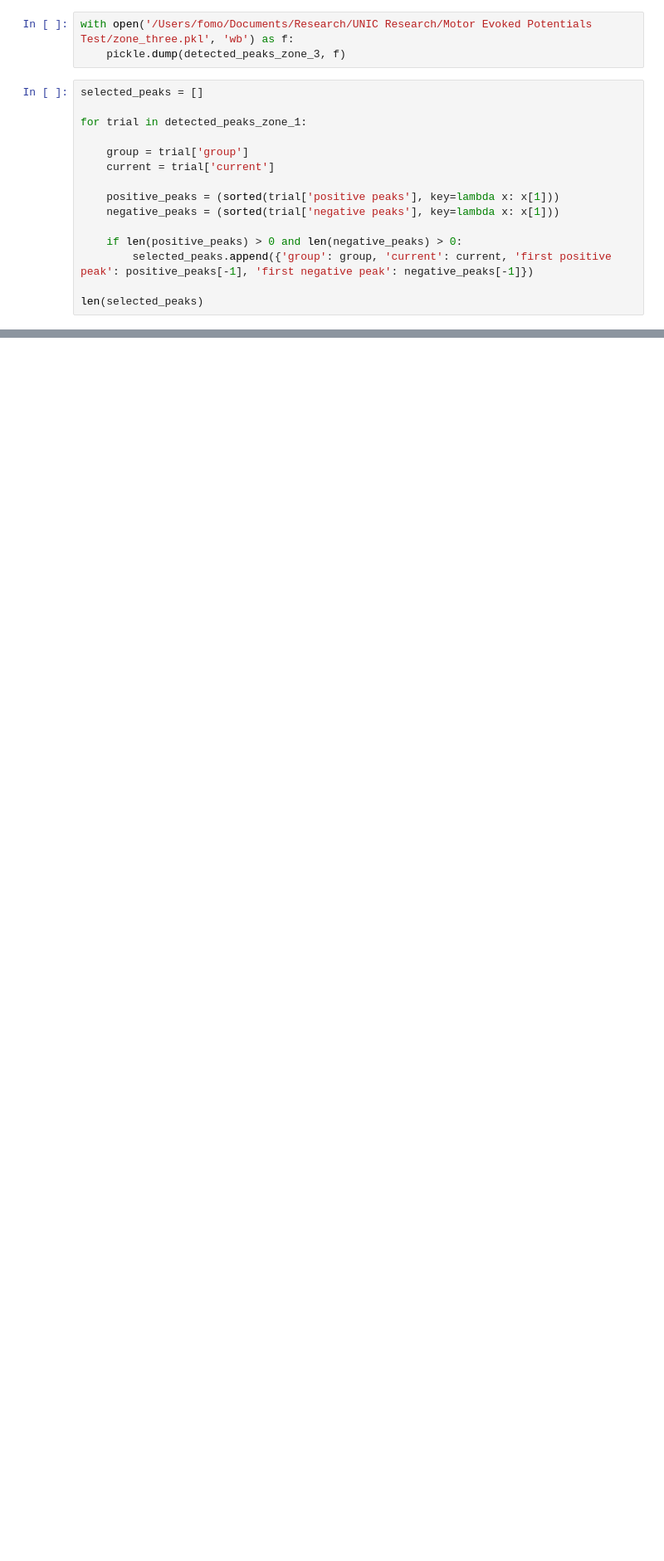
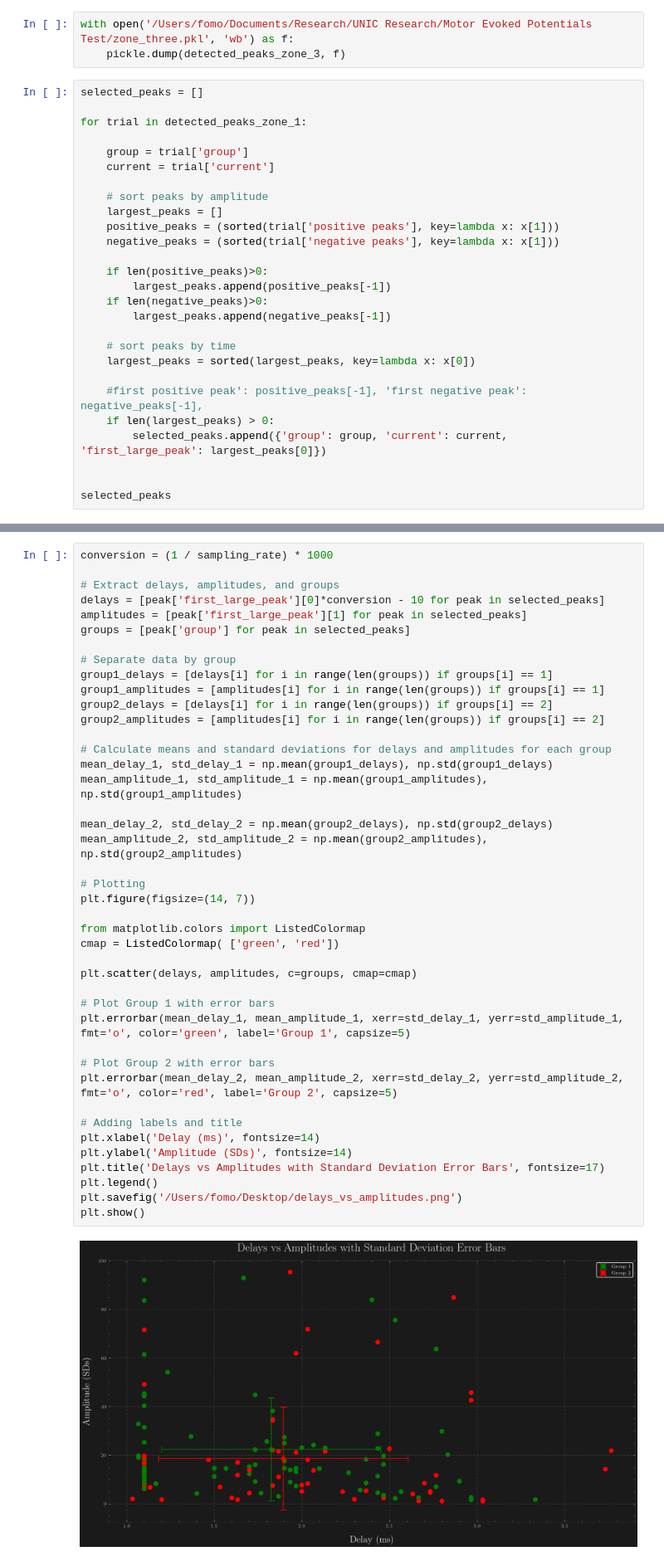
Before and after one commit to raknah/neuroelectrophysiology, a Jupyter notebook: notebooks/simplfied MEP extract.ipynb, the cells around one changed output, grey strips where cells are left out. Shown: that part at 83% size. Drawn from its saved outputs; the diff is of its cells as text; blank space fills up the shorter version.

Commit message:
analysed earliest large peak

```diff
--- a/notebooks/simplfied MEP extract.ipynb
+++ b/notebooks/simplfied MEP extract.ipynb
@@ -201,11 +201,23 @@ for trial in detected_peaks_zone_1:
     group = trial['group']
     current = trial['current']
 
+    # sort peaks by amplitude
+    largest_peaks = []
     positive_peaks = (sorted(trial['positive peaks'], key=lambda x: x[1]))
     negative_peaks = (sorted(trial['negative peaks'], key=lambda x: x[1]))
 
-    if len(positive_peaks) > 0 and len(negative_peaks) > 0:
-        selected_peaks.append({'group': group, 'current': current, 'first positive peak': positive_peaks[-1], 'first negative peak': negative_peaks[-1]})
+    if len(positive_peaks)>0:
+        largest_peaks.append(positive_peaks[-1])
+    if len(negative_peaks)>0:
+        largest_peaks.append(negative_peaks[-1])
 
-len(selected_peaks)
+    # sort peaks by time
+    largest_peaks = sorted(largest_peaks, key=lambda x: x[0])
+
+    #first positive peak': positive_peaks[-1], 'first negative peak': negative_peaks[-1],
+    if len(largest_peaks) > 0:
+        selected_peaks.append({'group': group, 'current': current, 'first_large_peak': largest_peaks[0]})
+
+
+selected_peaks
 # %% [output]
@@ -291 +241,45 @@ plt.show()
+# %%
+conversion = (1 / sampling_rate) * 1000
+
+# Extract delays, amplitudes, and groups
+delays = [peak['first_large_peak'][0]*conversion - 10 for peak in selected_peaks]
+amplitudes = [peak['first_large_peak'][1] for peak in selected_peaks]
+groups = [peak['group'] for peak in selected_peaks]
+
+# Separate data by group
+group1_delays = [delays[i] for i in range(len(groups)) if groups[i] == 1]
+group1_amplitudes = [amplitudes[i] for i in range(len(groups)) if groups[i] == 1]
+group2_delays = [delays[i] for i in range(len(groups)) if groups[i] == 2]
+group2_amplitudes = [amplitudes[i] for i in range(len(groups)) if groups[i] == 2]
+
+# Calculate means and standard deviations for delays and amplitudes for each group
+mean_delay_1, std_delay_1 = np.mean(group1_delays), np.std(group1_delays)
+mean_amplitude_1, std_amplitude_1 = np.mean(group1_amplitudes), np.std(group1_amplitudes)
+
+mean_delay_2, std_delay_2 = np.mean(group2_delays), np.std(group2_delays)
+mean_amplitude_2, std_amplitude_2 = np.mean(group2_amplitudes), np.std(group2_amplitudes)
+
+# Plotting
+plt.figure(figsize=(14, 7))
+
+from matplotlib.colors import ListedColormap
+cmap = ListedColormap( ['green', 'red'])
+
+plt.scatter(delays, amplitudes, c=groups, cmap=cmap)
+
+# Plot Group 1 with error bars
+plt.errorbar(mean_delay_1, mean_amplitude_1, xerr=std_delay_1, yerr=std_amplitude_1, fmt='o', color='green', label='Group 1', capsize=5)
+
+# Plot Group 2 with error bars
+plt.errorbar(mean_delay_2, mean_amplitude_2, xerr=std_delay_2, yerr=std_amplitude_2, fmt='o', color='red', label='Group 2', capsize=5)
+
+# Adding labels and title
+plt.xlabel('Delay (ms)', fontsize=14)
+plt.ylabel('Amplitude (SDs)', fontsize=14)
+plt.title('Delays vs Amplitudes with Standard Deviation Error Bars', fontsize=17)
+plt.legend()
+plt.savefig('/Users/fomo/Desktop/delays_vs_amplitudes.png')
+plt.show()
+# %% [output]
+[figure, added]
 # %%
```
Also changed, not shown: parts of 3 cells of this notebook.
